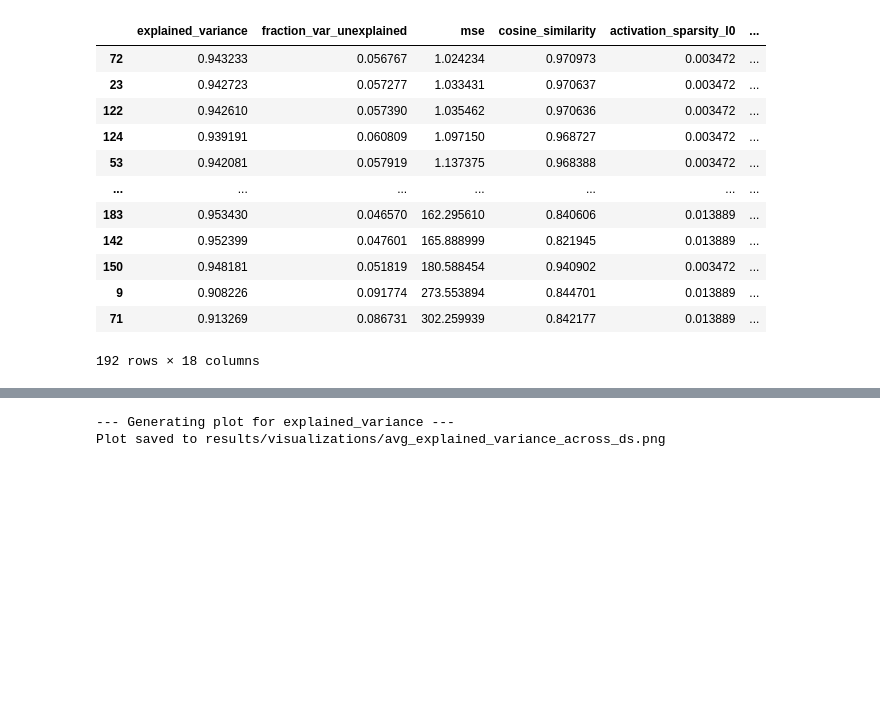
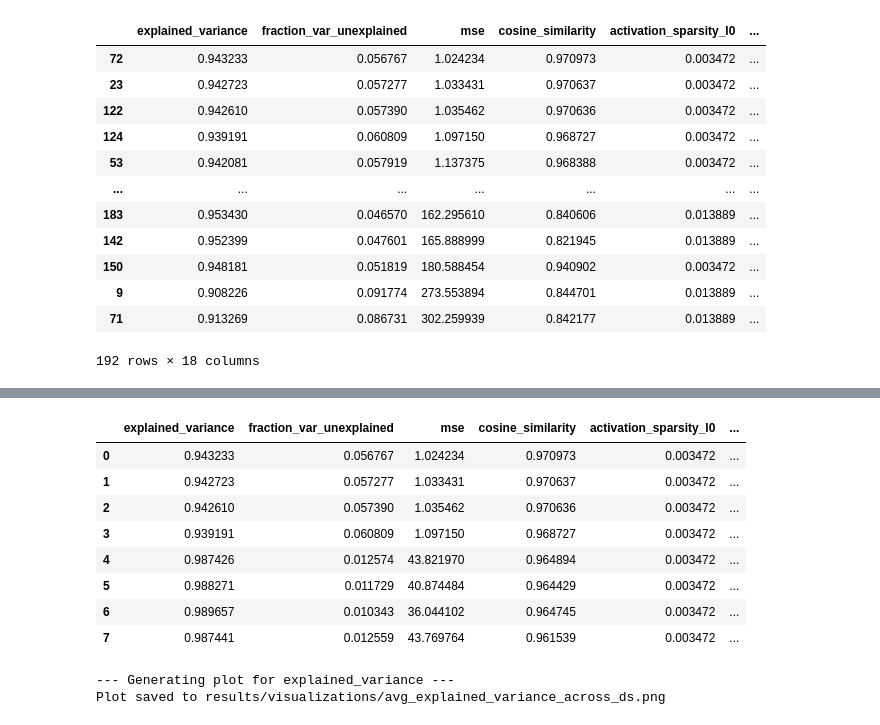
Before and after one commit to MisterXY89/sae-refusal-eval, a Jupyter notebook: src/result-reporting.ipynb, the cells around one changed output, grey strips where cells are left out. Saved outputs shown, nothing was run; the diff lists cells and outputs as text; code cells hidden in the pictures; blank space fills up the shorter version.

Commit message:
more eval results & minor changes

```diff
--- a/src/result-reporting.ipynb
+++ b/src/result-reporting.ipynb
@@ -52,0 +55,8 @@ results_df.sort_values(by="mse", ascending=True)
+# %%
+idx = (
+    results_df
+    .groupby(["layer", "sae_train_dataset"])["explained_variance"]
+    .idxmax()
+)
+best_df = results_df.loc[idx].reset_index(drop=True)
+best_saes_checkpoint_names = best_df["sae_checkpoint_name"].to_list()
@@ -53,3 +74,15 @@ results_df.sort_values(by="mse", ascending=True)
+# %%
+best_df
+# %% [output]
+|  | explained_variance | fraction_var_unexplained | mse | cosine_similarity | activation_sparsity_l0 | ... |
+| 0 | 0.943233 | 0.056767 | 1.024234 | 0.970973 | 0.003472 | ... |
+| 1 | 0.942723 | 0.057277 | 1.033431 | 0.970637 | 0.003472 | ... |
+| 2 | 0.942610 | 0.057390 | 1.035462 | 0.970636 | 0.003472 | ... |
+| 3 | 0.939191 | 0.060809 | 1.097150 | 0.968727 | 0.003472 | ... |
+| 4 | 0.987426 | 0.012574 | 43.821970 | 0.964894 | 0.003472 | ... |
+| 5 | 0.988271 | 0.011729 | 40.874484 | 0.964429 | 0.003472 | ... |
+| 6 | 0.989657 | 0.010343 | 36.044102 | 0.964745 | 0.003472 | ... |
+| 7 | 0.987441 | 0.012559 | 43.769764 | 0.961539 | 0.003472 | ... |
 # %%
 results_df.to_csv("results/saes/aggregations/saes.csv", index=False)
 # %%
```
Also changed, not shown: parts of 2 cells of this notebook, 29 other files.
